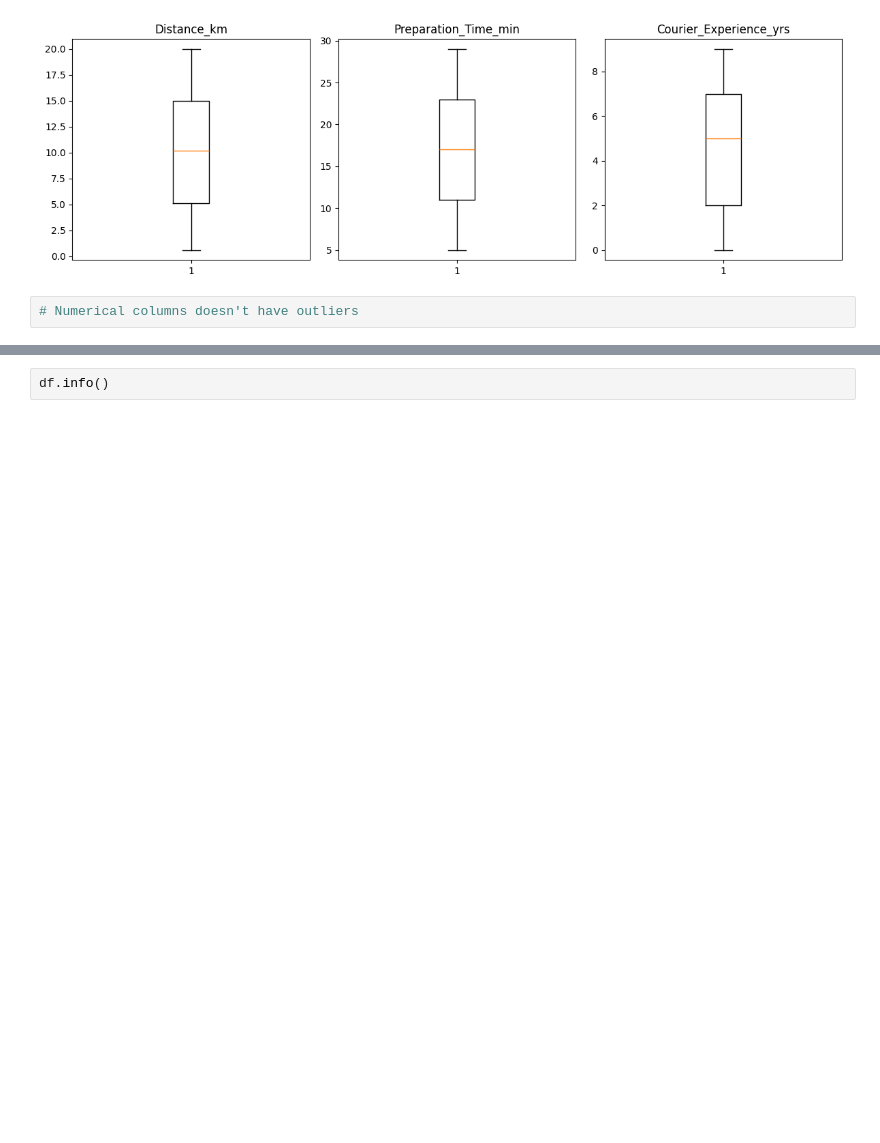
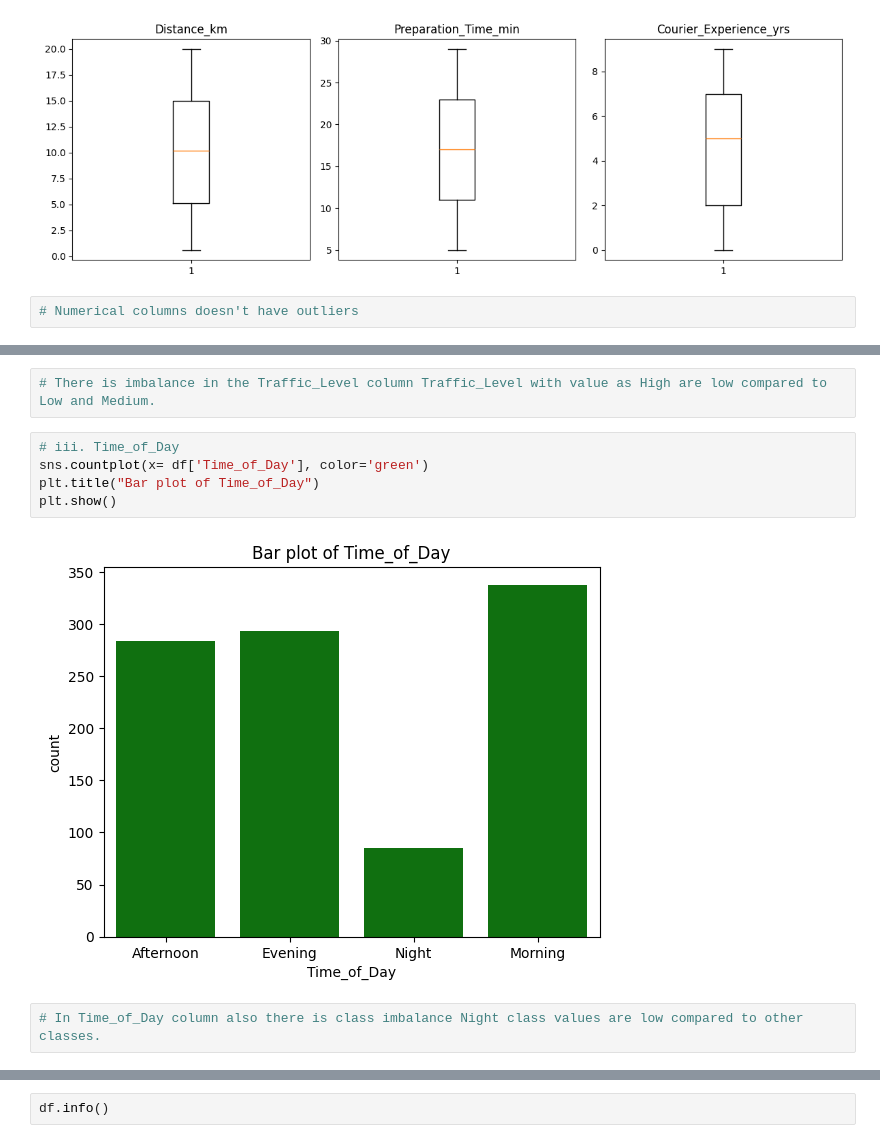
Before and after one commit to ajayerumalla1/Food-Delivery-Time-Estimation, a Jupyter notebook: Regression_Project_ML_12_11.ipynb, the cells around one changed output, grey strips where cells are left out. Drawn from its saved outputs; the diff is of its cells as text; blank space fills up the shorter version.

```diff
--- a/Regression_Project_ML_12_11.ipynb
+++ b/Regression_Project_ML_12_11.ipynb
@@ -130,0 +165,11 @@ df = df.drop(columns=['Order_ID'])
+# %%
+# There is imbalance in the Traffic_Level column Traffic_Level with value as High are low compared to Low and Medium.
+# %%
+# iii. Time_of_Day
+sns.countplot(x= df['Time_of_Day'], color='green')
+plt.title("Bar plot of Time_of_Day")
+plt.show()
+# %% [output]
+[figure, added]
+# %%
+# In Time_of_Day column also there is class imbalance Night class values are low compared to other classes.
```
Also changed, not shown: parts of 25 cells of this notebook.
